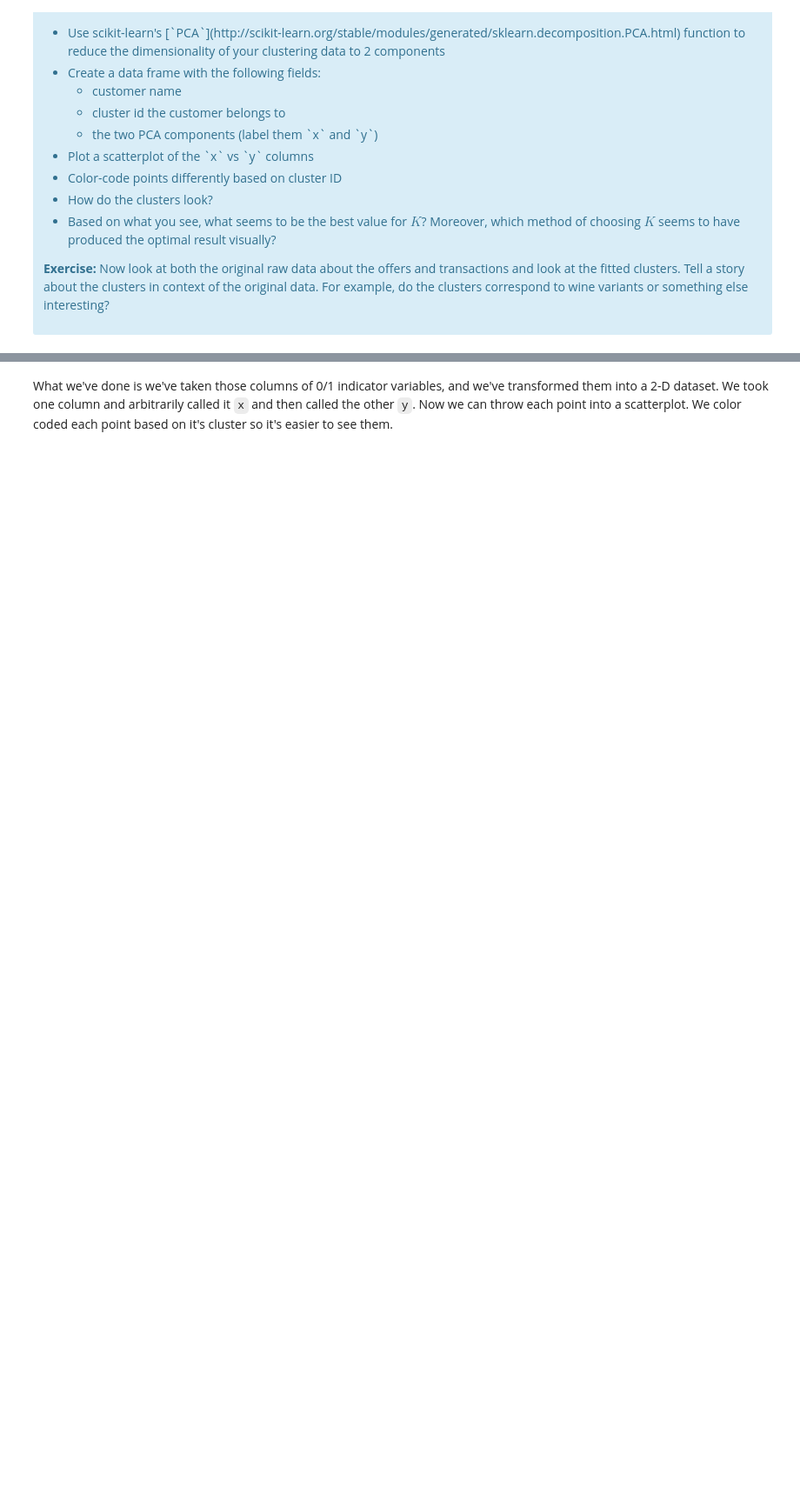
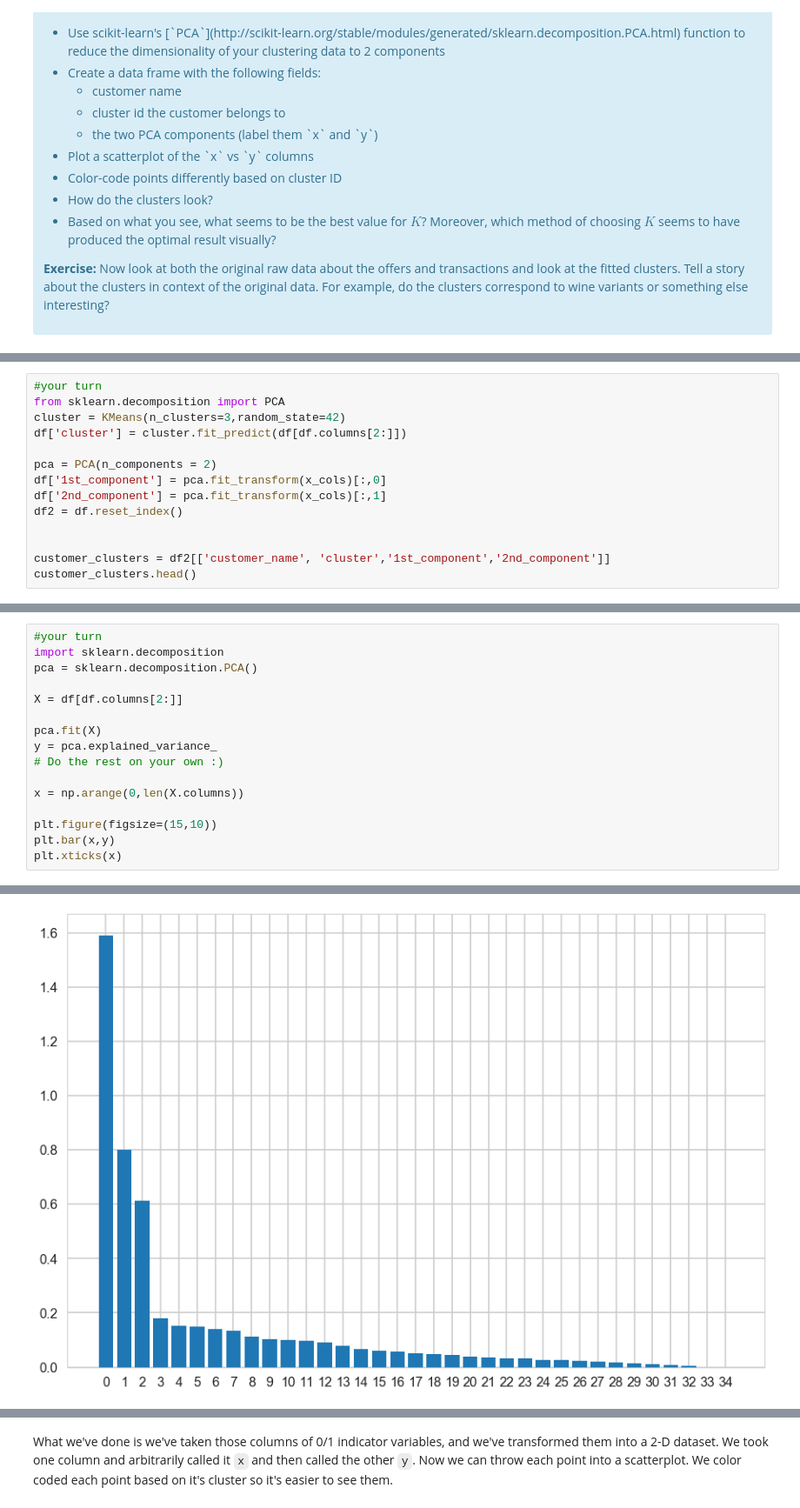
Before and after one commit to Vinuthask/Clustering, a Jupyter notebook: clustering_project/Mini_Project_Clustering.ipynb, the cells around one changed output, grey strips where cells are left out. Shown: that part at 87% size. Cells and saved outputs as stored; diff of their text form; blank space fills up the shorter version.

```diff
--- a/clustering_project/Mini_Project_Clustering.ipynb
+++ b/clustering_project/Mini_Project_Clustering.ipynb
@@ -346,3 +419,17 @@ plt.ylabel('2nd_component', size=15)
 # %% [output]
 Text(39.5436,0.5,'2nd_component')
 [figure]
+# %%
+#your turn
+from sklearn.decomposition import PCA
+cluster = KMeans(n_clusters=3,random_state=42)
+df['cluster'] = cluster.fit_predict(df[df.columns[2:]])
+
+pca = PCA(n_components = 2)
+df['1st_component'] = pca.fit_transform(x_cols)[:,0]
+df['2nd_component'] = pca.fit_transform(x_cols)[:,1]
+df2 = df.reset_index()
+
+
+customer_clusters = df2[['customer_name', 'cluster','1st_component','2nd_component']]
+customer_clusters.head()
@@ -348,0 +450,17 @@ Text(39.5436,0.5,'2nd_component')
+# %%
+#your turn
+import sklearn.decomposition
+pca = sklearn.decomposition.PCA()
+
+X = df[df.columns[2:]]
+
+pca.fit(X)
+y = pca.explained_variance_
+# Do the rest on your own :)
+
+x = np.arange(0,len(X.columns))
+
+plt.figure(figsize=(15,10))
+plt.bar(x,y)
+plt.xticks(x)
+# %% [output]
@@ -348,0 +484 @@ Text(39.5436,0.5,'2nd_component')
+[figure, added]
```
Also changed, not shown: parts of 13 cells of this notebook.
